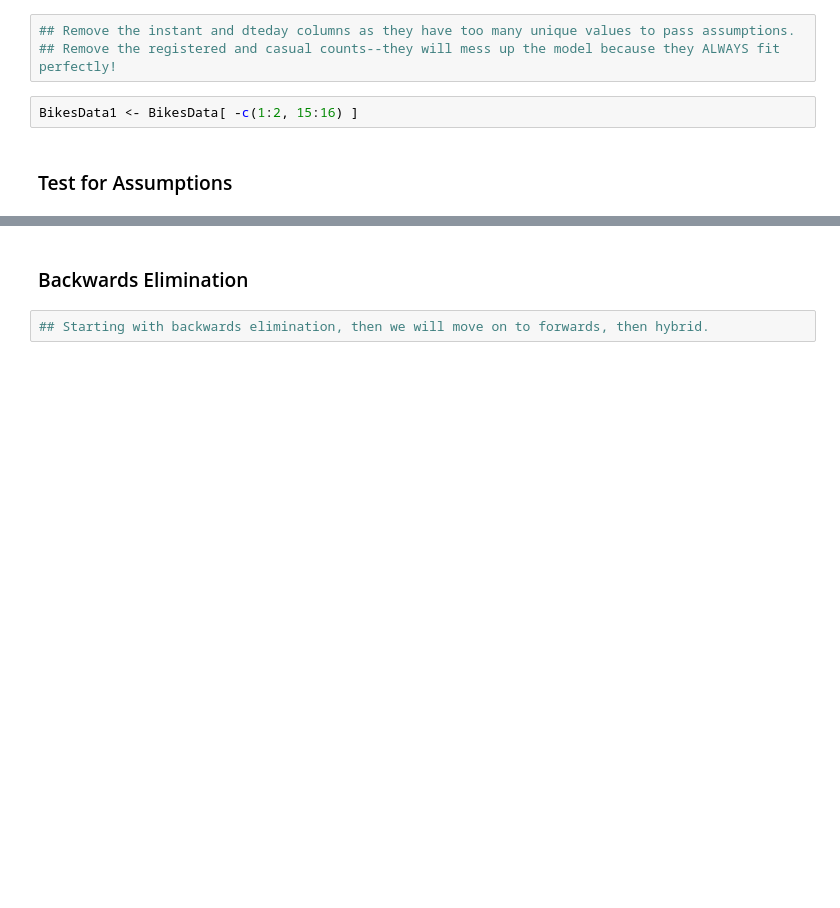
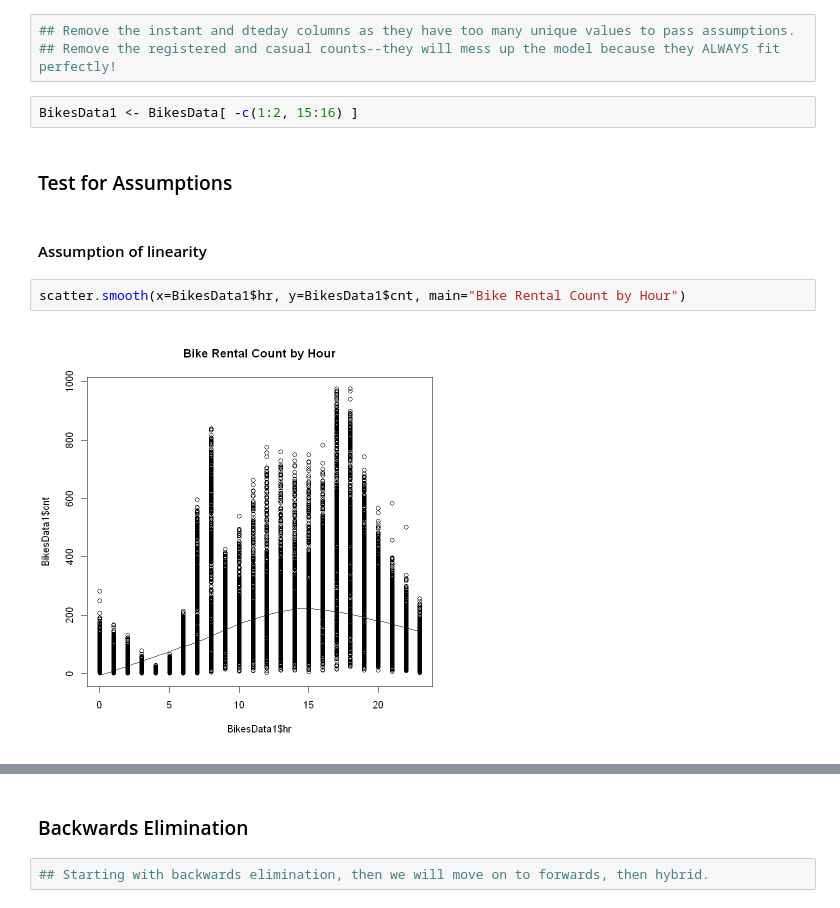
Before and after one commit to hellystia/Final-Project, a Jupyter notebook: Final-Project-R-2.ipynb, the cells around one changed output, grey strips where cells are left out. Cells and saved outputs as stored; diff of their text form; blank space fills up the shorter version.

```diff
--- a/Final-Project-R-2.ipynb
+++ b/Final-Project-R-2.ipynb
@@ -15,3 +26,9 @@ BikesData <- read.csv("C:/Users/Helly/Desktop/Final Project/hour.csv")
 BikesData1 <- BikesData[ -c(1:2, 15:16) ]
 # %% [markdown]
 ### Test for Assumptions
+# %% [markdown]
+#### Assumption of linearity
+# %%
+scatter.smooth(x=BikesData1$hr, y=BikesData1$cnt, main="Bike Rental Count by Hour")
+# %% [output]
+[figure, added]
```
Also changed, not shown: parts of 95 cells of this notebook.
